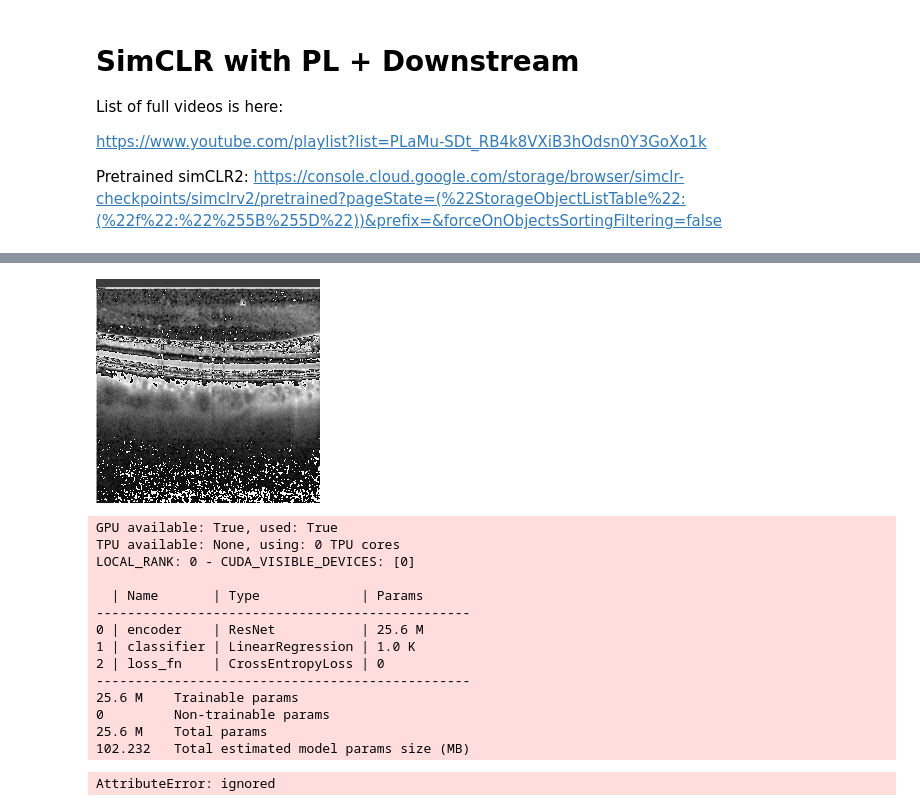
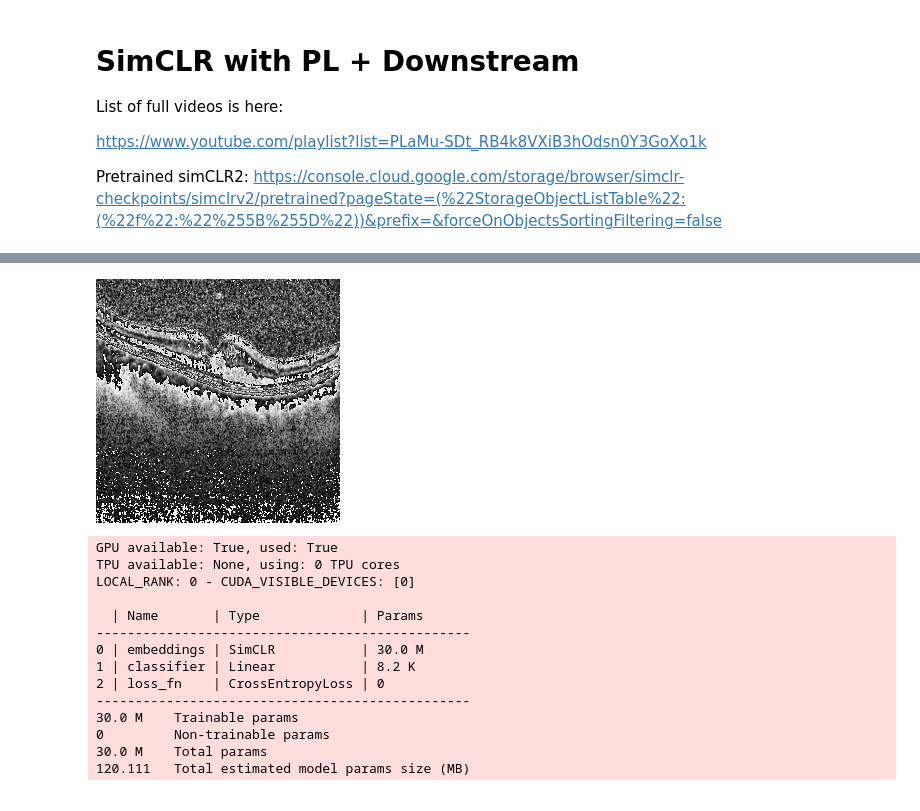
Before and after one commit to dssaenzml/simCLR_ML, a Jupyter notebook: ml701_simCLR_Pre_trained.ipynb, the cells around one changed output, grey strips where cells are left out. Cells and saved outputs as stored; diff of their text form; code cells hidden in the pictures.

```diff
--- a/ml701_simCLR_Pre_trained.ipynb
+++ b/ml701_simCLR_Pre_trained.ipynb
@@ -69,0 +60,13 @@ downloadData()
+# %%
+#explore csv
+
+'''
+0: NORMAL
+1: CNV
+2: DME
+3: DRUSEN
+'''
+num_of_classes = 4
+root_dir = 'data/OCT2017_M'
+data = pd.read_csv(f"{root_dir}/train.csv")
+data.head()
@@ -77,11 +87,16 @@ class OCTDataset(Dataset):
     """ OCT Dataset """
 
     def __init__(self, root_dir, transform=None, stage=None):
-        csv_output = pd.read_csv(os.path.join(root_dir, "train.csv"))
-        self.images_dir = os.path.join(root_dir, "train_images")
-        self.image_urls = np.asarray(csv_output["image_id"])
-        self.labels = np.asarray(csv_output["label"])
-        self.transform = transform
+       if stage:
+         csv_output = pd.read_csv(os.path.join(root_dir, "test.csv"))
+         self.images_dir = os.path.join(root_dir, "test")
+       else:
+         csv_output = pd.read_csv(os.path.join(root_dir, "train.csv"))
+         self.images_dir = os.path.join(root_dir, "train")
+
+       self.image_urls = np.asarray(csv_output["image_id"])
+       self.labels = np.asarray(csv_output["label"])
+       self.transform = transform
 
     def __len__(self):
         return len(self.image_urls)
@@ -130,30 +146,31 @@ class OCTDataModule(pl.LightningDataModule):
 # %%
 #transforms on OCT data
 import torchvision.transforms as transforms
 from pl_bolts.models.self_supervised.simclr.transforms import SimCLRTrainDataTransform
 import torchvision.transforms.functional as tvf
 
 transform = transforms.Compose([
     transforms.Grayscale(num_output_channels=3),
-    transforms.Resize((224, 224)),
+    transforms.Resize((244, 244)),
     # transforms.RandomCrop(224),
     transforms.ToTensor(),
     transforms.Normalize((0.485, 0.456, 0.406), (0.229, 0.224, 0.225)) # Standard Normalization
     # transforms.Normalize((0.485, 0.456, 0.406), (0.229, 0.224, 0.225)) #ImageNet Normalization
     ])
 # transform = SimCLRTrainDataTransform(input_height=224,
 #                                      jitter_strength=0.4,
 #                                      gaussian_blur=False,
 #                                      normalize=None)
 
-root_dir = "data/oct_images_full/"
+
 oct_data = OCTDataModule(root_dir, transform, batch_size=64)
 oct_data.setup()
 
 ds_train = oct_data.oct_train
-tvf.to_pil_image(ds_train[67][0][0])
+# ds_train[img_index][][channel]
+tvf.to_pil_image(ds_train[0][0][0])
 # %% [output]
-[figure, old version]
+[figure, new version]
 # %%
 # unfreeze params post warm-up.  Can be used with any model.
 from pytorch_lightning.callbacks import Callback
@@ -217,7 +247,7 @@ class OCTModel(pl.LightningModule):
         self.log('val_loss', loss)
 # %%
 #init model
-model = OCTModel()
+model = OCTModel(freeze_base=False, tune=True)
 
 #tune
 trainer = pl.Trainer(gpus=1)
@@ -226,9 +256,6 @@ lr_finder = trainer.tuner.lr_find(model,datamodule=oct_data)
 # Inspect results
 fig = lr_finder.plot(); fig.show()
 suggested_lr = lr_finder.suggestion()
-
-# Overwrite lr and create new model
-model.learning_rate = suggested_lr
 # %% [output]
 GPU available: True, used: True
 TPU available: None, using: 0 TPU cores
@@ -236,12 +263,11 @@ LOCAL_RANK: 0 - CUDA_VISIBLE_DEVICES: [0]
 
   | Name       | Type             | Params
 ------------------------------------------------
-0 | encoder    | ResNet           | 25.6 M
-1 | classifier | LinearRegression | 1.0 K
+0 | embeddings | SimCLR           | 30.0 M
+1 | classifier | Linear           | 8.2 K
 2 | loss_fn    | CrossEntropyLoss | 0
 ------------------------------------------------
-25.6 M    Trainable params
+30.0 M    Trainable params
 0         Non-trainable params
-25.6 M    Total params
-102.232   Total estimated model params size (MB)
+30.0 M    Total params
+120.111   Total estimated model params size (MB)
-AttributeError: ignored
```
Also changed, not shown: parts of 18 cells of this notebook.
